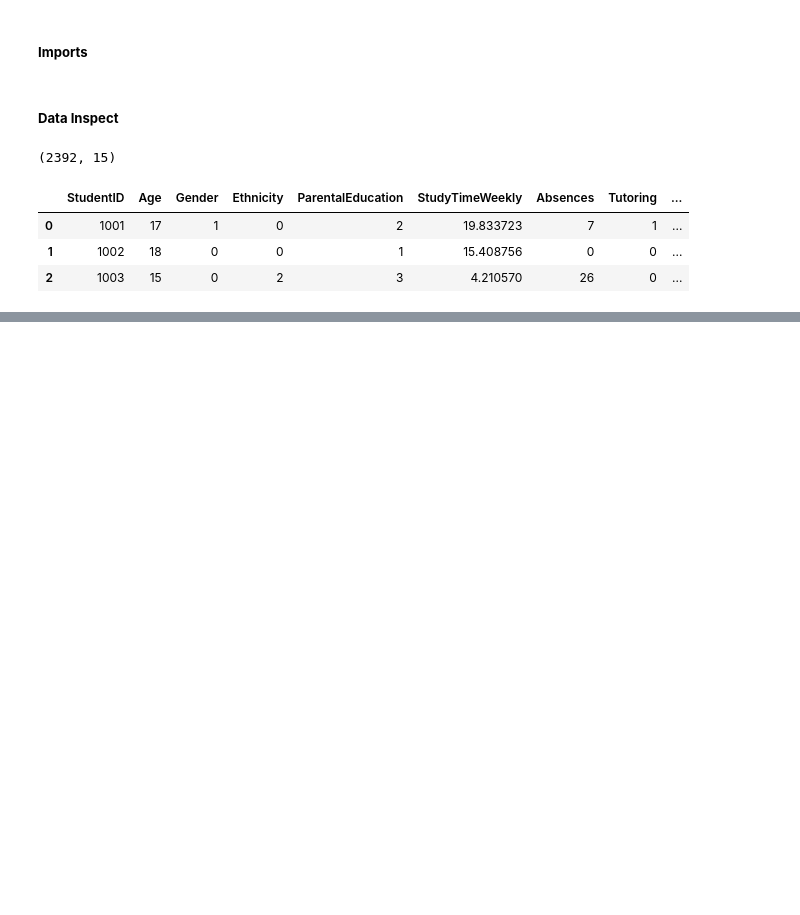
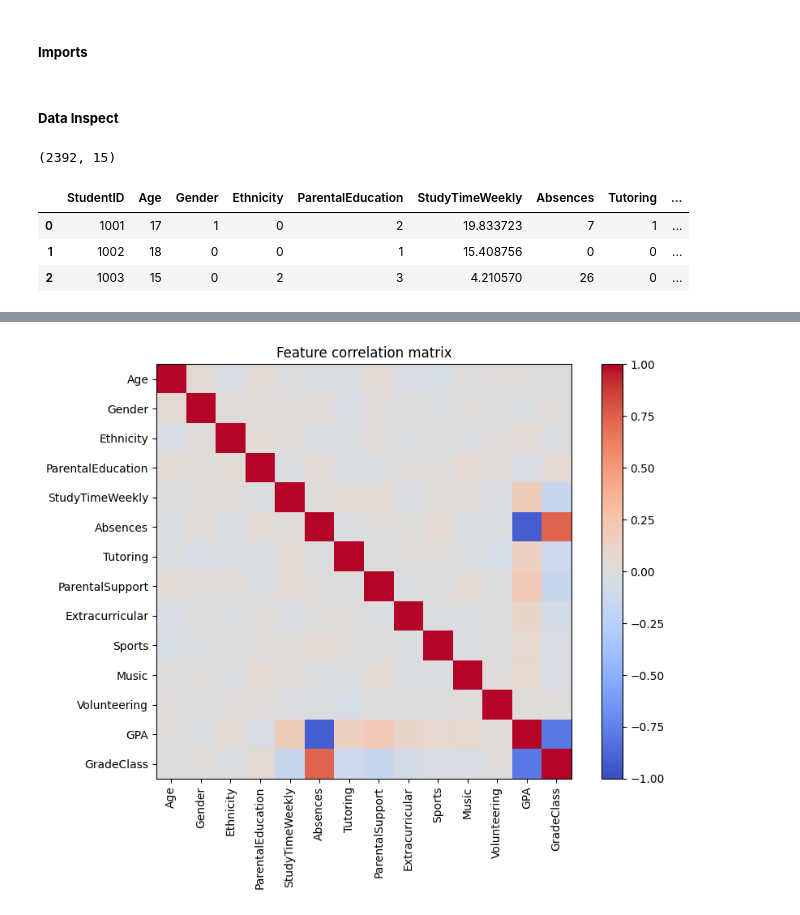
Before and after one commit to ZAWAD1/ISPDSS_Intelligent-student-performance-decision-support-system, a Jupyter notebook: notebook.ipynb, the cells around one changed output, grey strips where cells are left out. Saved outputs shown, nothing was run; the diff lists cells and outputs as text; code cells hidden in the pictures; blank space fills up the shorter version.

```diff
--- a/notebook.ipynb
+++ b/notebook.ipynb
@@ -25,0 +101,13 @@ df_raw.head(3)
+# %%
+corr = df_raw.drop(columns=['StudentID']).corr(numeric_only=True)
+fig, ax = plt.subplots(figsize=(9,7))
+im = ax.imshow(corr, cmap='coolwarm', vmin=-1, vmax=1)
+ax.set_xticks(range(len(corr.columns))); ax.set_xticklabels(corr.columns, rotation=90)
+ax.set_yticks(range(len(corr.columns))); ax.set_yticklabels(corr.columns)
+plt.colorbar(im)
+ax.set_title('Feature correlation matrix')
+plt.tight_layout()
+plt.savefig(f"{OUT_DIR}/eda_correlation.png", dpi=150)
+plt.show()
+# %% [output]
+[figure, added]
```
Also changed, not shown: parts of 8 cells of this notebook, 2 other files.
